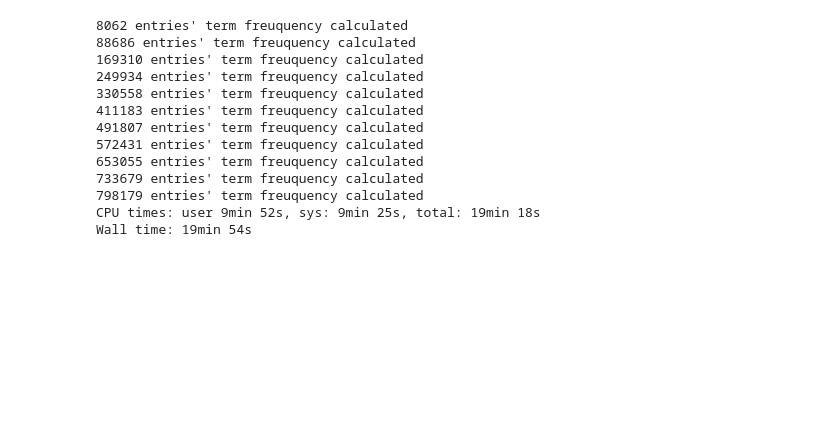
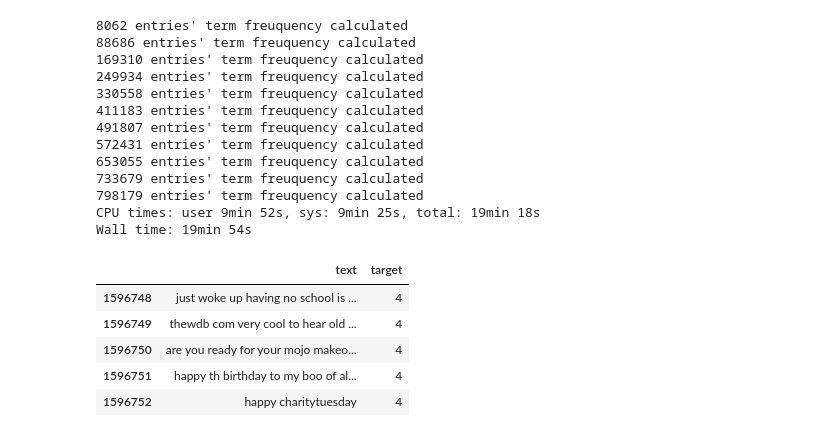
Before and after one commit to La-comadreja/tthustla, a Jupyter notebook: SentimentTutorialPart2.ipynb, the cells around one changed output. Saved outputs shown, nothing was run; the diff lists cells and outputs as text; code cells hidden in the pictures; blank space fills up the shorter version.

```diff
--- a/SentimentTutorialPart2.ipynb
+++ b/SentimentTutorialPart2.ipynb
@@ -215,3 +215,12 @@ while i < len(neg_batches)-1:
 798179 entries' term freuquency calculated
 CPU times: user 9min 52s, sys: 9min 25s, total: 19min 18s
 Wall time: 19min 54s
+# %%
+my_df.tail()
+# %% [output]
+|  | text | target |
+| 1596748 | just woke up having no school is ... | 4 |
+| 1596749 | thewdb com very cool to hear old ... | 4 |
+| 1596750 | are you ready for your mojo makeo... | 4 |
+| 1596751 | happy th birthday to my boo of al... | 4 |
+| 1596752 | happy charitytuesday | 4 |
```
Also changed, not shown: parts of 2 cells of this notebook.
